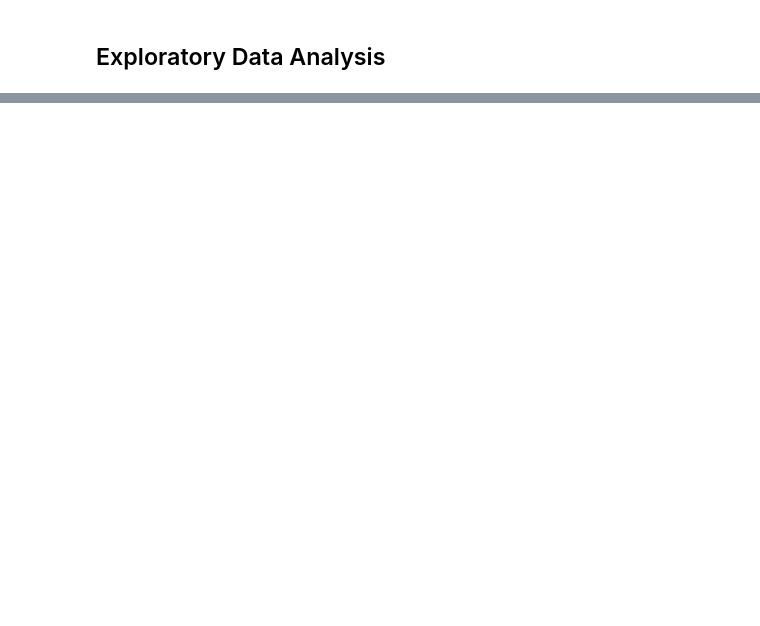
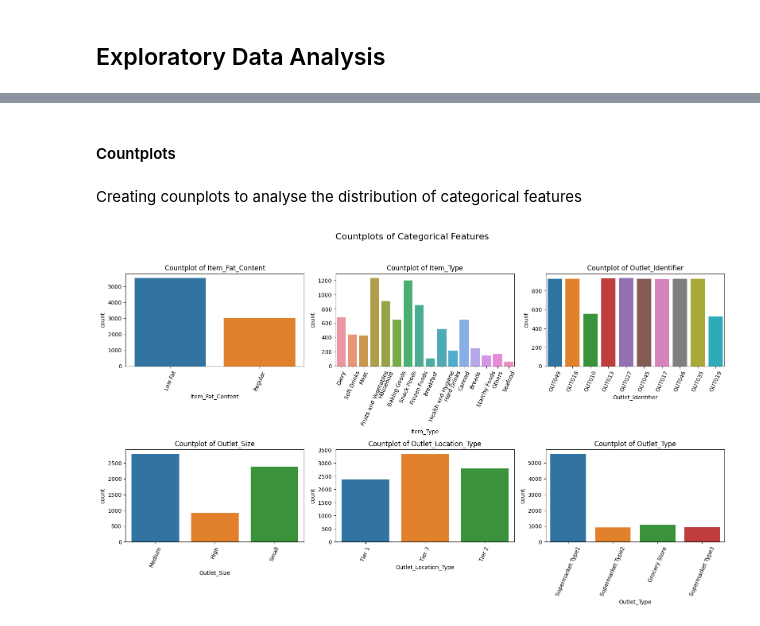
Before and after one commit to JCruzJorge/Prediction-of-Product-Sales, a Jupyter notebook: Prediction_of_Product_Sales_CruzJorge.ipynb, the cells around one changed output, grey strips where cells are left out. Saved outputs shown, nothing was run; the diff lists cells and outputs as text; code cells hidden in the pictures; blank space fills up the shorter version.

```diff
--- a/Prediction_of_Product_Sales_CruzJorge.ipynb
+++ b/Prediction_of_Product_Sales_CruzJorge.ipynb
@@ -1579,0 +255,21 @@ ax.set(ylabel='Feature Name',xlabel='Feature Importance',
+# %% [markdown]
+#### Countplots
+# %% [markdown]
+Creating counplots to analyse the distribution of categorical features
+# %%
+categorical_features = ['Item_Fat_Content', 'Item_Type', 'Outlet_Identifier', 'Outlet_Size', 'Outlet_Location_Type', 'Outlet_Type']
+
+fig, axes = plt.subplots(nrows=2, ncols=3, figsize=(16, 10))
+
+# Plotting countplots for each categorical feature on its own subplot using Seaborn
+for i, feature in enumerate(categorical_features):
+    row = i // 3
+    col = i % 3
+    sns.countplot(data=df, x=feature, ax=axes[row, col])
+    axes[row, col].set_title(f"Countplot of {feature}")
+    axes[row, col].tick_params(axis='x', rotation=66)
+
+plt.suptitle("Countplots of Categorical Features", fontsize=16)
+plt.tight_layout(rect=[0, 0.03, 1, 0.95]);
+# %% [output]
+[figure, added]
```
Also changed, not shown: parts of 282 cells of this notebook.
